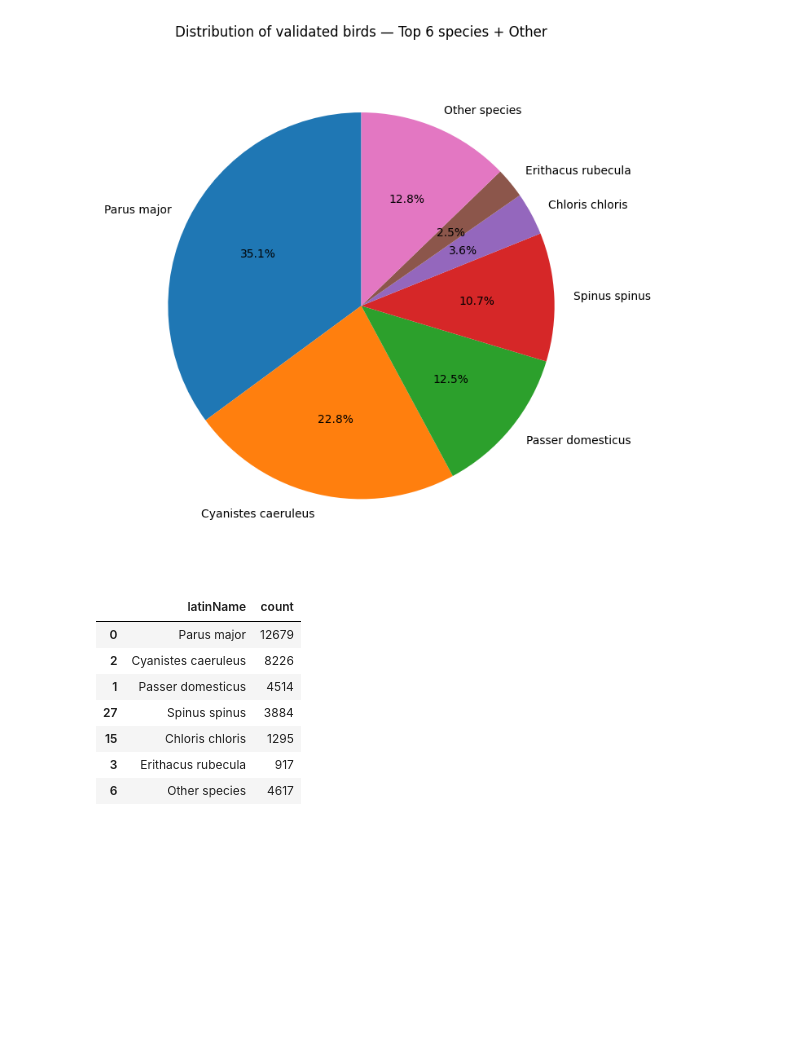
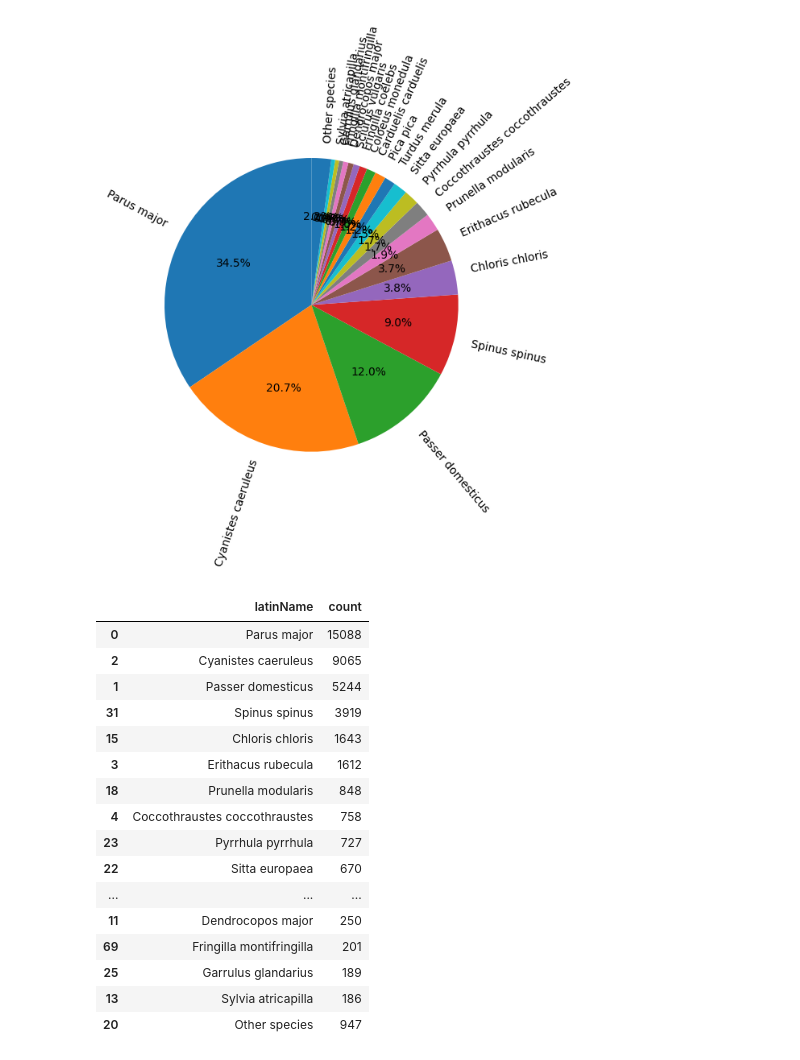
Before and after one commit to TinyAIoT/bird-species-classification, a Jupyter notebook: data/eda.ipynb, the cells around one changed output. Cells and saved outputs as stored; diff of their text form; code cells hidden in the pictures; blank space fills up the shorter version.

```diff
--- a/data/eda.ipynb
+++ b/data/eda.ipynb
@@ -8,12 +8,12 @@ import re
 # Optional: make plots a bit larger
 plt.rcParams["figure.figsize"] = (8, 5)
 # %%
-data_dir = Path("./visualization")  # or Path("/path/to/your/csvs")
+data_dir = Path("./data")  # or Path("/path/to/your/csvs")
 
 stations_path = data_dir / "station_ids.csv"
 stats_path = data_dir / "station_statistics.csv"  # name from previous script
 
-stations_df = pd.read_csv(stations_path)
+stations_df = pd.read_csv(stations_path, delimiter=";")  # specify delimiter if needed
 stats_df = pd.read_csv(stats_path)
 
 print("Stations shape:", stations_df.shape)
@@ -199,42 +218,53 @@ print(species_df.to_markdown())
 # %%
 # Choose how many top species to show individually
-top_k = 6
+top_k = 20
 
 # Compute top K + remainder
 top_df = species_df.head(top_k)
 other_sum = species_df["count"].iloc[top_k:].sum()
 
 # Build combined dataframe for pie
 pie_df = top_df.copy()
 if other_sum > 0:
     pie_df.loc[len(pie_df)] = ["Other species", other_sum]
 
 # Plot pie chart
 fig, ax = plt.subplots(figsize=(7, 7))
 ax.pie(
     pie_df["count"],
     labels=pie_df["latinName"],
+    # rotate labels for better readability
+    rotatelabels=True,
     autopct="%1.1f%%",
     startangle=90,
     textprops={"fontsize": 10},
 )
-ax.set_title(f"Distribution of validated birds — Top {top_k} species + Other")
+# ax.set_title(f"Distribution of validated birds — Top {top_k} species + Other")
 ax.axis("equal")  # keep circular
 plt.tight_layout()
 plt.show()
 
 # Optional: display table
 pie_df
 # %% [output]
-[figure, old version]
+[figure, new version]
 |  | latinName | count |
-| 0 | Parus major | 12679 |
-| 2 | Cyanistes caeruleus | 8226 |
-| 1 | Passer domesticus | 4514 |
-| 27 | Spinus spinus | 3884 |
-| 15 | Chloris chloris | 1295 |
-| 3 | Erithacus rubecula | 917 |
-| 6 | Other species | 4617 |
+| 0 | Parus major | 15088 |
+| 2 | Cyanistes caeruleus | 9065 |
+| 1 | Passer domesticus | 5244 |
+| 31 | Spinus spinus | 3919 |
+| 15 | Chloris chloris | 1643 |
+| 3 | Erithacus rubecula | 1612 |
+| 18 | Prunella modularis | 848 |
+| 4 | Coccothraustes coccothraustes | 758 |
+| 23 | Pyrrhula pyrrhula | 727 |
+| 22 | Sitta europaea | 670 |
+| ... | ... | ... |
+| 11 | Dendrocopos major | 250 |
+| 69 | Fringilla montifringilla | 201 |
+| 25 | Garrulus glandarius | 189 |
+| 13 | Sylvia atricapilla | 186 |
+| 20 | Other species | 947 |
 # %%
 
 from collections import defaultdict
```
Also changed, not shown: parts of 11 cells of this notebook.
